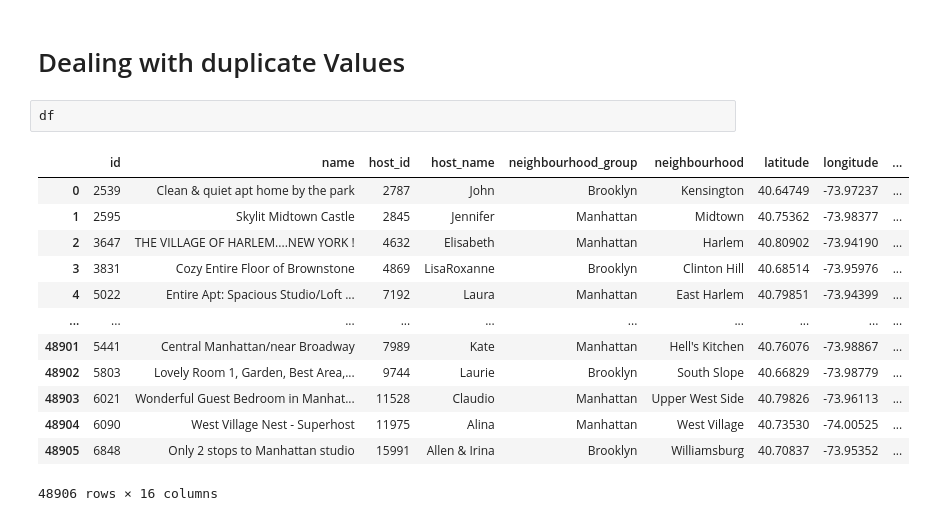
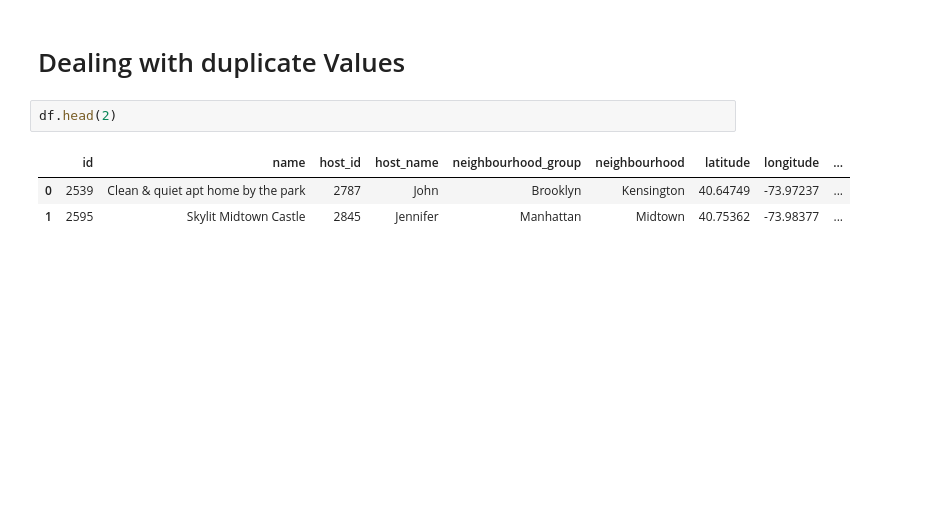
Before and after one commit to 2004harshit/DATA-SCIENCE-AND-ML, a Jupyter notebook: 5_EDA/1_Dealing_with_misssing_and _duplicate_values.ipynb, the cells around one changed output. Cells and saved outputs as stored; diff of their text form; blank space fills up the shorter version.

```diff
--- a/5_EDA/1_Dealing_with_misssing_and _duplicate_values.ipynb
+++ b/5_EDA/1_Dealing_with_misssing_and _duplicate_values.ipynb
@@ -379,19 +513,9 @@ Name: reviews_per_month, Length: 48906, dtype: object
 # %% [markdown]
 # Dealing with duplicate Values
 # %%
-df
+df.head(2)
 # %% [output]
 |  | id | name | host_id | host_name | neighbourhood_group | neighbourhood | latitude | longitude | ... |
 | 0 | 2539 | Clean & quiet apt home by the park | 2787 | John | Brooklyn | Kensington | 40.64749 | -73.97237 | ... |
 | 1 | 2595 | Skylit Midtown Castle | 2845 | Jennifer | Manhattan | Midtown | 40.75362 | -73.98377 | ... |
-| 2 | 3647 | THE VILLAGE OF HARLEM....NEW YORK ! | 4632 | Elisabeth | Manhattan | Harlem | 40.80902 | -73.94190 | ... |
-| 3 | 3831 | Cozy Entire Floor of Brownstone | 4869 | LisaRoxanne | Brooklyn | Clinton Hill | 40.68514 | -73.95976 | ... |
-| 4 | 5022 | Entire Apt: Spacious Studio/Loft ... | 7192 | Laura | Manhattan | East Harlem | 40.79851 | -73.94399 | ... |
-| ... | ... | ... | ... | ... | ... | ... | ... | ... | ... |
-| 48901 | 5441 | Central Manhattan/near Broadway | 7989 | Kate | Manhattan | Hell's Kitchen | 40.76076 | -73.98867 | ... |
-| 48902 | 5803 | Lovely Room 1, Garden, Best Area,... | 9744 | Laurie | Brooklyn | South Slope | 40.66829 | -73.98779 | ... |
-| 48903 | 6021 | Wonderful Guest Bedroom in Manhat... | 11528 | Claudio | Manhattan | Upper West Side | 40.79826 | -73.96113 | ... |
-| 48904 | 6090 | West Village Nest - Superhost | 11975 | Alina | Manhattan | West Village | 40.73530 | -74.00525 | ... |
-| 48905 | 6848 | Only 2 stops to Manhattan studio | 15991 | Allen & Irina | Brooklyn | Williamsburg | 40.70837 | -73.95352 | ... |
-48906 rows × 16 columns
 # %%
```
Also changed, not shown: parts of 54 cells of this notebook, 1 other file.
